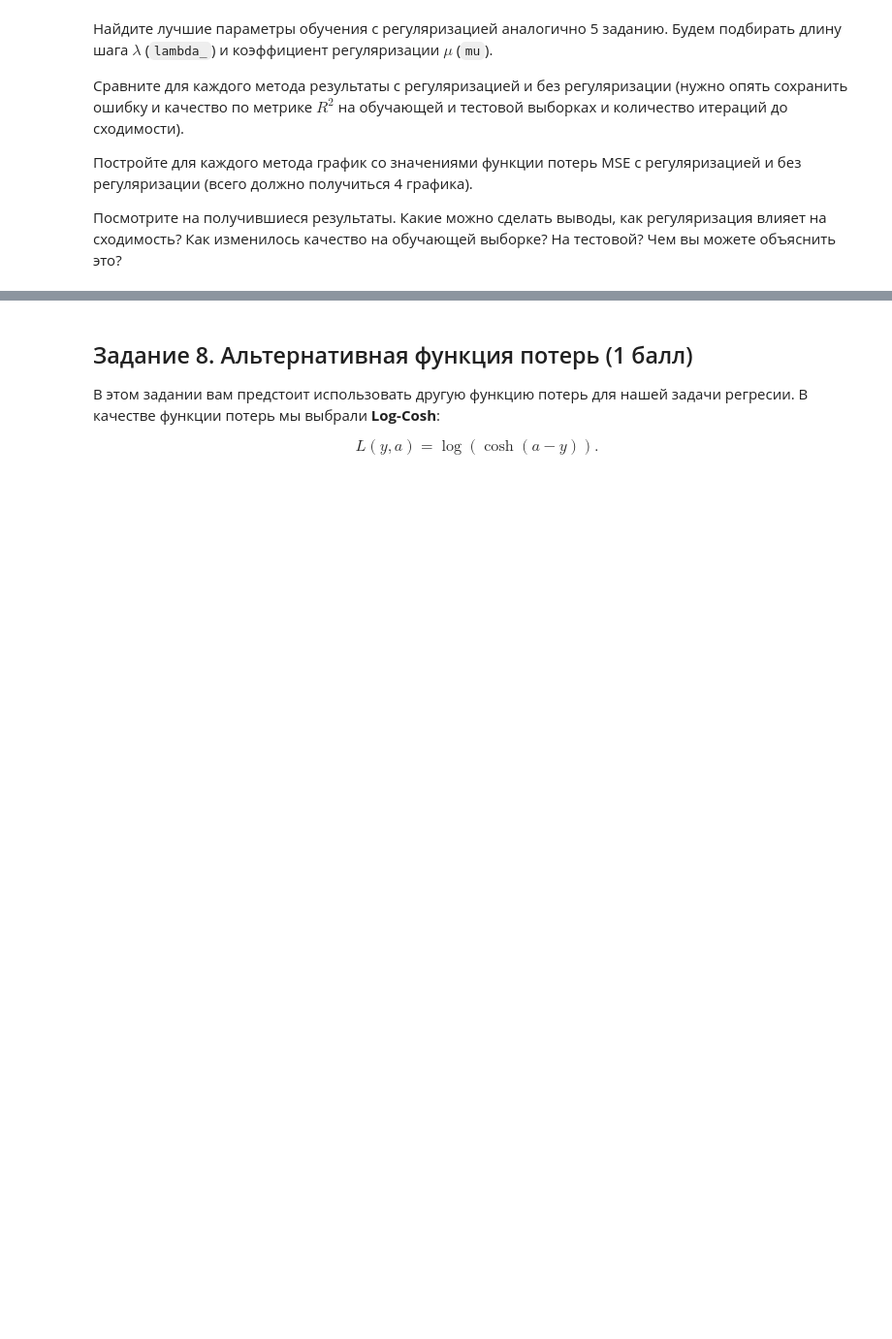
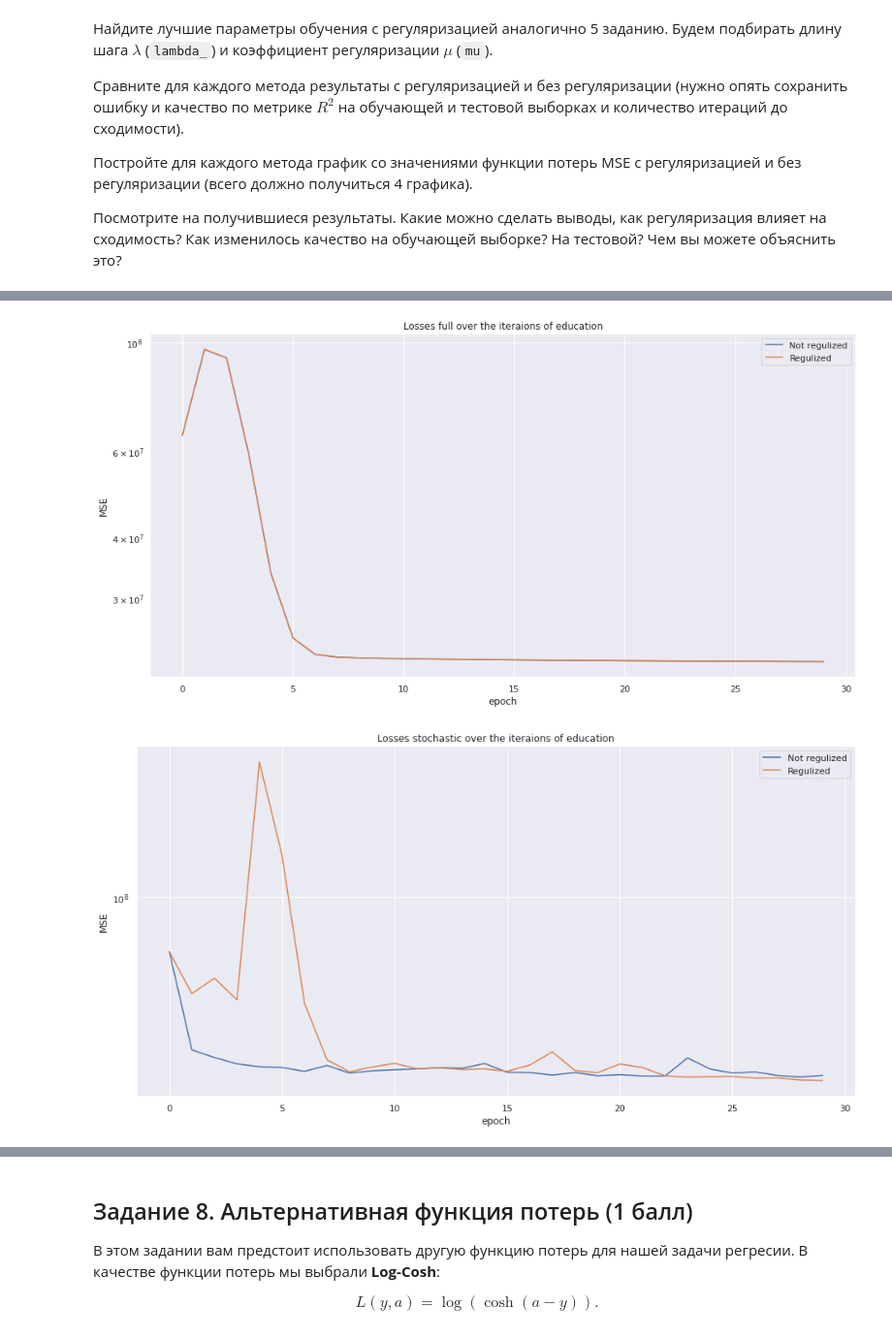
Before and after one commit to Panesher/Machine-Learning, a Jupyter notebook: HW-3/homework_practice_03_gd_Panesh.ipynb, the cells around one changed output, grey strips where cells are left out. Shown at 97% size. Cells and saved outputs as stored; diff of their text form; code cells hidden in the pictures; blank space fills up the shorter version.

```diff
--- a/HW-3/homework_practice_03_gd_Panesh.ipynb
+++ b/HW-3/homework_practice_03_gd_Panesh.ipynb
@@ -666,0 +882,21 @@ $$
+# %%
+for descent_name in info_regulized:
+    regression_reg = Train(descent_name,
+                            info_regulized[descent_name]['best_lambda'],
+                            x_train, y_train, regularized=True,
+                            mu=info_regulized[descent_name]['best_mu'])
+    regression = Train(descent_name, info[descent_name]['best_lambda'],
+                    x_train, y_train)
+
+    pylab.plot(regression.loss_history[:30], label='Not regulized')
+    pylab.plot(regression_reg.loss_history[:30], label='Regulized')
+    plt.gcf().set_size_inches(16, 8)
+    plt.yscale('log')
+    plt.xlabel('epoch')
+    plt.ylabel('MSE')
+    plt.title('Losses ' + descent_name + ' over the iteraions of education')
+    plt.legend()
+    plt.show()
+# %% [output]
+[figure, added]
+[figure, added]
```
Also changed, not shown: parts of 37 cells of this notebook, 1 other file.
